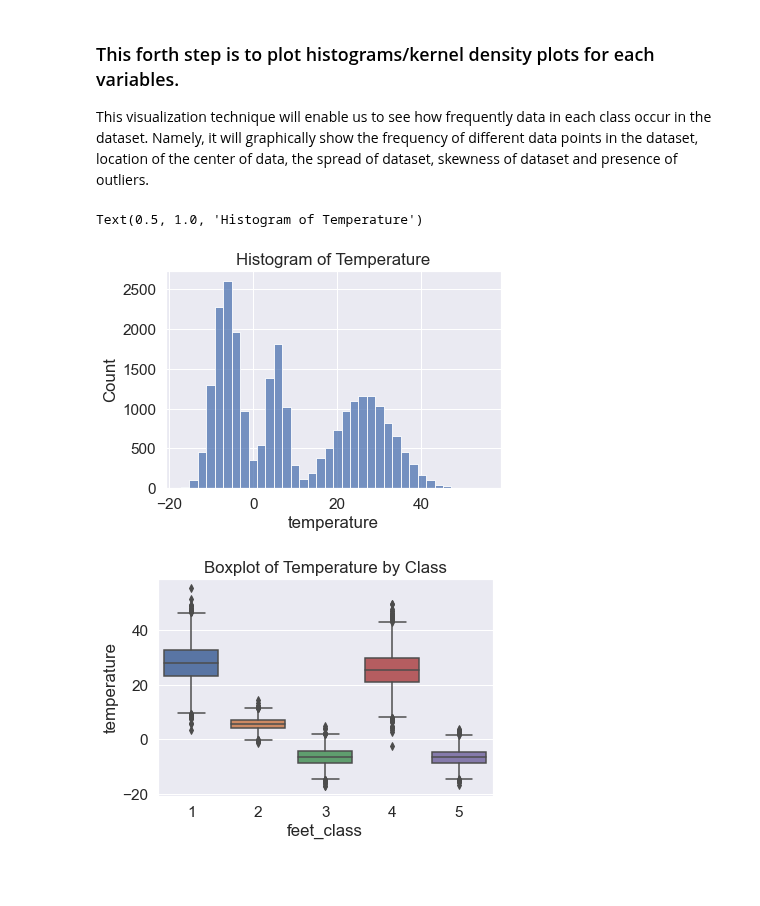
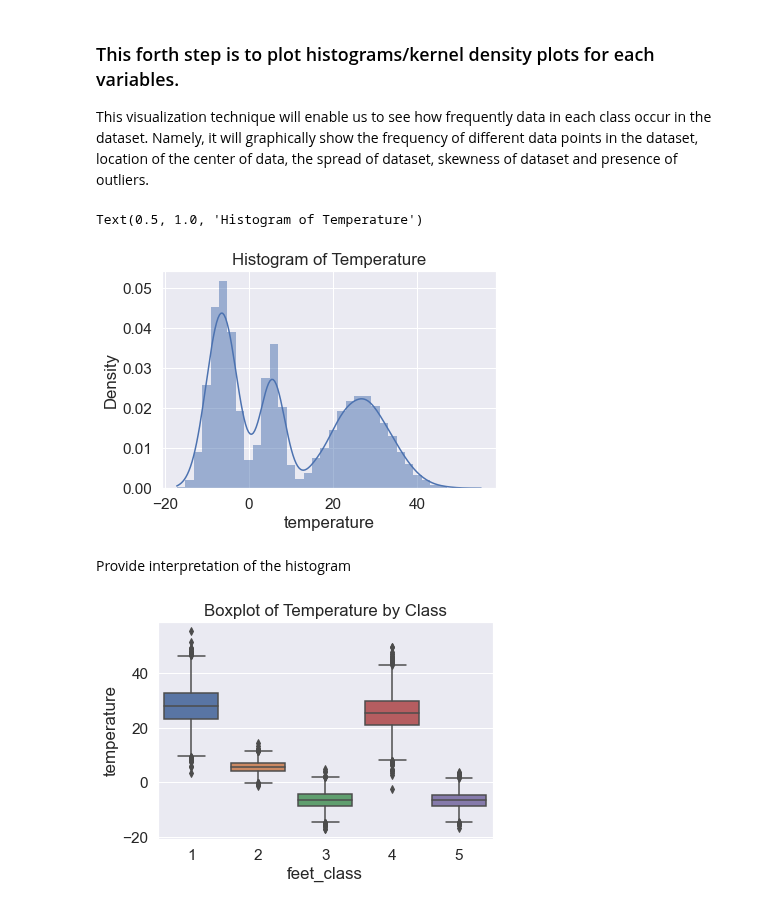
Before and after one commit to TechLabs-Berlin/wt21-commfy, a Jupyter notebook: multiclass_classification_feet.ipynb, the cells around one changed output. Cells and saved outputs as stored; diff of their text form; code cells hidden in the pictures; blank space fills up the shorter version.

Commit message:
created some visuals and worked on the structure

```diff
--- a/multiclass_classification_feet.ipynb
+++ b/multiclass_classification_feet.ipynb
@@ -217,10 +217,3 @@ There are almost equal occurrences of all three categories in the weather state.
 # %% [markdown]
 ### This forth step is to plot histograms/kernel density plots for each variables.
 This visualization technique will enable us to see how frequently data in each class occur in the dataset. Namely, it will graphically show the frequency of different data points in the dataset, location of the center of data, the spread of dataset, skewness of dataset and presence of outliers.
-# %%
-#histograms - for quantitative data
-sns.histplot(feets["temperature"]).set_title("Histogram of Temperature")
-#kde=true (default), hence includes are density plot.
-# %% [output]
-Text(0.5, 1.0, 'Histogram of Temperature')
-[figure, removed]
@@ -229,3 +220,10 @@ Text(0.5, 1.0, 'Histogram of Temperature')
+# %%
+sns.histplot(feets["temperature"], kde = True, stat="density", linewidth=0).set_title("Histogram of Temperature")
+# %% [output]
+Text(0.5, 1.0, 'Histogram of Temperature')
+[figure, added]
+# %% [markdown]
+Provide interpretation of the histogram
 # %%
 ax = sns.boxplot(x="feet_class", y="temperature", data=feets).set_title("Boxplot of Temperature by Class")
 # %% [output]
```
Also changed, not shown: parts of 20 cells of this notebook.
